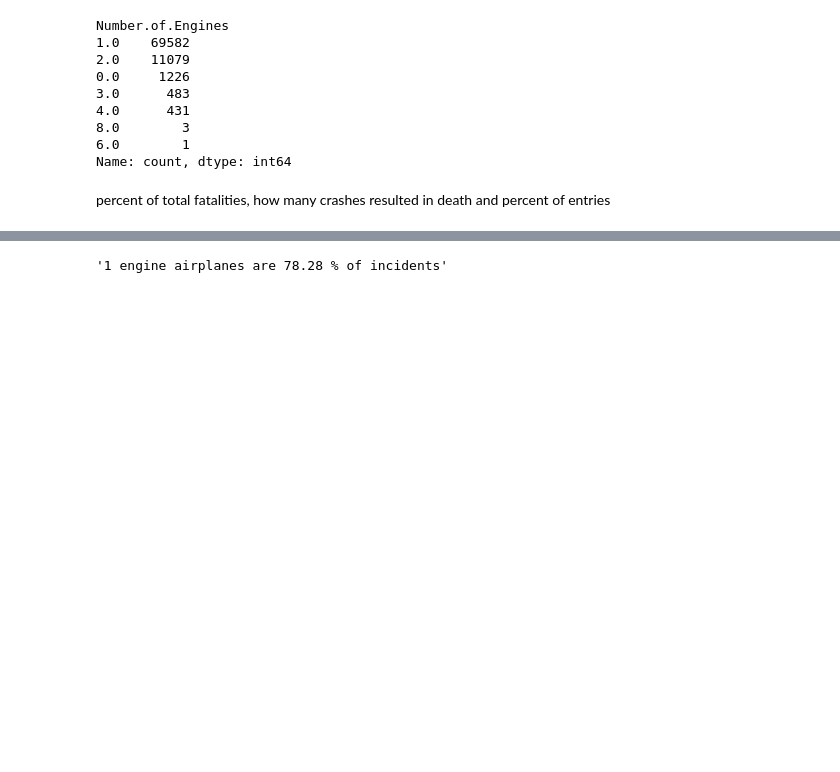
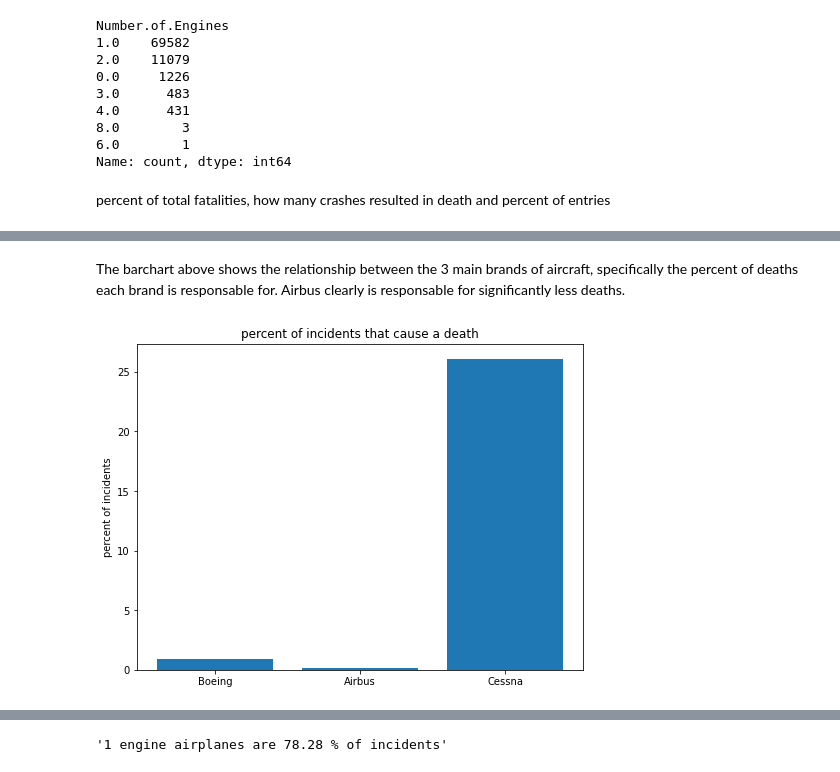
Before and after one commit to Djohnson1313/phase_1_project, a Jupyter notebook: phase_1_project_final.ipynb, the cells around one changed output, grey strips where cells are left out. Drawn from its saved outputs; the diff is of its cells as text; code cells hidden in the pictures; blank space fills up the shorter version.

```diff
--- a/phase_1_project_final.ipynb
+++ b/phase_1_project_final.ipynb
@@ -332,0 +230,16 @@ plt.show()
+# %% [markdown]
+The barchart above shows the relationship between the 3 main brands of aircraft, specifically the percent of deaths each brand is responsable for. Airbus clearly is responsable for significantly less deaths.
+# %%
+# bargraph to show how many incidents cause at least one death
+
+height = [0.94, 0.15, 26.06]
+x = range(3)
+labels = ['Boeing', 'Airbus', 'Cessna']
+
+fig, ax = plt.subplots(figsize = (8,6))
+ax.bar(x, height, tick_label = labels)
+
+ax.set_title('percent of incidents that cause a death')
+ax.set_ylabel('percent of incidents');
+# %% [output]
+[figure, added]
```
Also changed, not shown: parts of 38 cells of this notebook.
